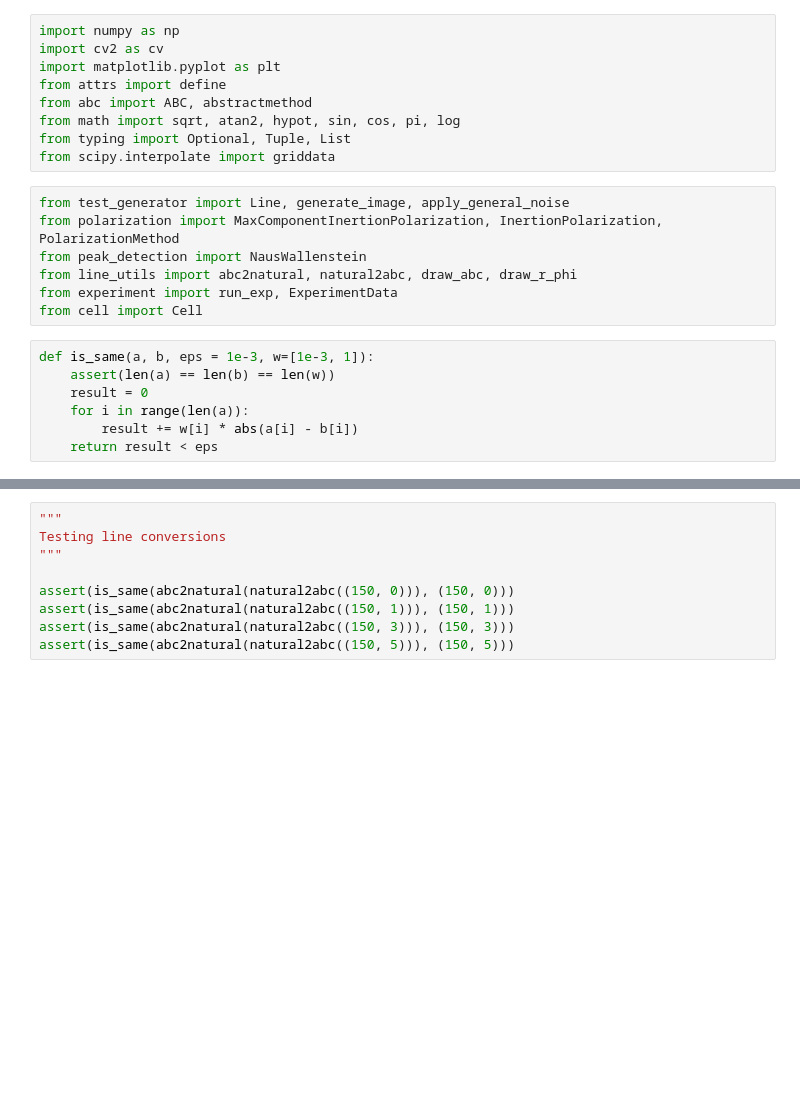
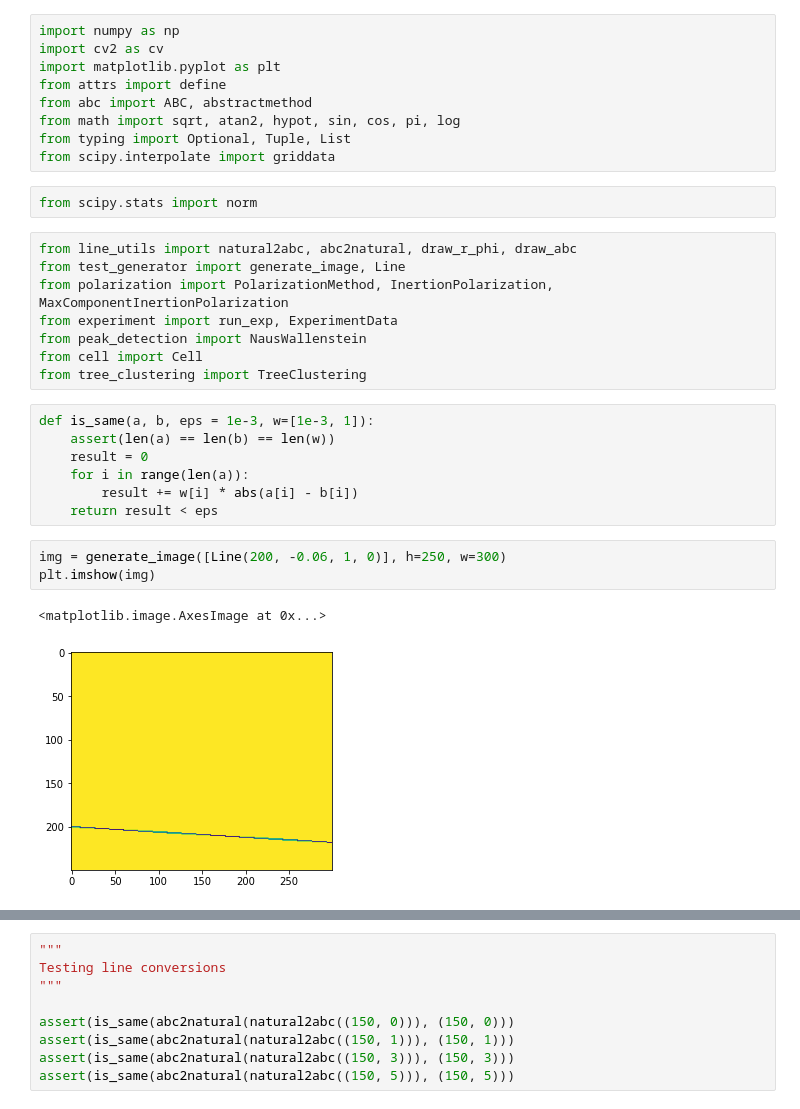
Before and after one commit to Derrior/noisy-line, a Jupyter notebook: src/tests.ipynb, the cells around one changed output, grey strips where cells are left out. Cells and saved outputs as stored; diff of their text form; blank space fills up the shorter version.

```diff
--- a/src/tests.ipynb
+++ b/src/tests.ipynb
@@ -7,13 +7,16 @@ from abc import ABC, abstractmethod
 from math import sqrt, atan2, hypot, sin, cos, pi, log
 from typing import Optional, Tuple, List
 from scipy.interpolate import griddata
+# %%
+from scipy.stats import norm
 # %%
-from test_generator import Line, generate_image, apply_general_noise
-from polarization import MaxComponentInertionPolarization, InertionPolarization, PolarizationMethod
+from line_utils import natural2abc, abc2natural, draw_r_phi, draw_abc
+from test_generator import generate_image, Line
+from polarization import PolarizationMethod, InertionPolarization, MaxComponentInertionPolarization
+from experiment import run_exp, ExperimentData
 from peak_detection import NausWallenstein
-from line_utils import abc2natural, natural2abc, draw_abc, draw_r_phi
-from experiment import run_exp, ExperimentData
 from cell import Cell
+from tree_clustering import TreeClustering
 # %%
 def is_same(a, b, eps = 1e-3, w=[1e-3, 1]):
     assert(len(a) == len(b) == len(w))
@@ -21,3 +24,9 @@ def is_same(a, b, eps = 1e-3, w=[1e-3, 1]):
     for i in range(len(a)):
         result += w[i] * abs(a[i] - b[i])
     return result < eps
+# %%
+img = generate_image([Line(200, -0.06, 1, 0)], h=250, w=300)
+plt.imshow(img)
+# %% [output]
+<matplotlib.image.AxesImage at 0x...>
+[figure, added]
```
Also changed, not shown: parts of 11 cells of this notebook, 7 other files.
